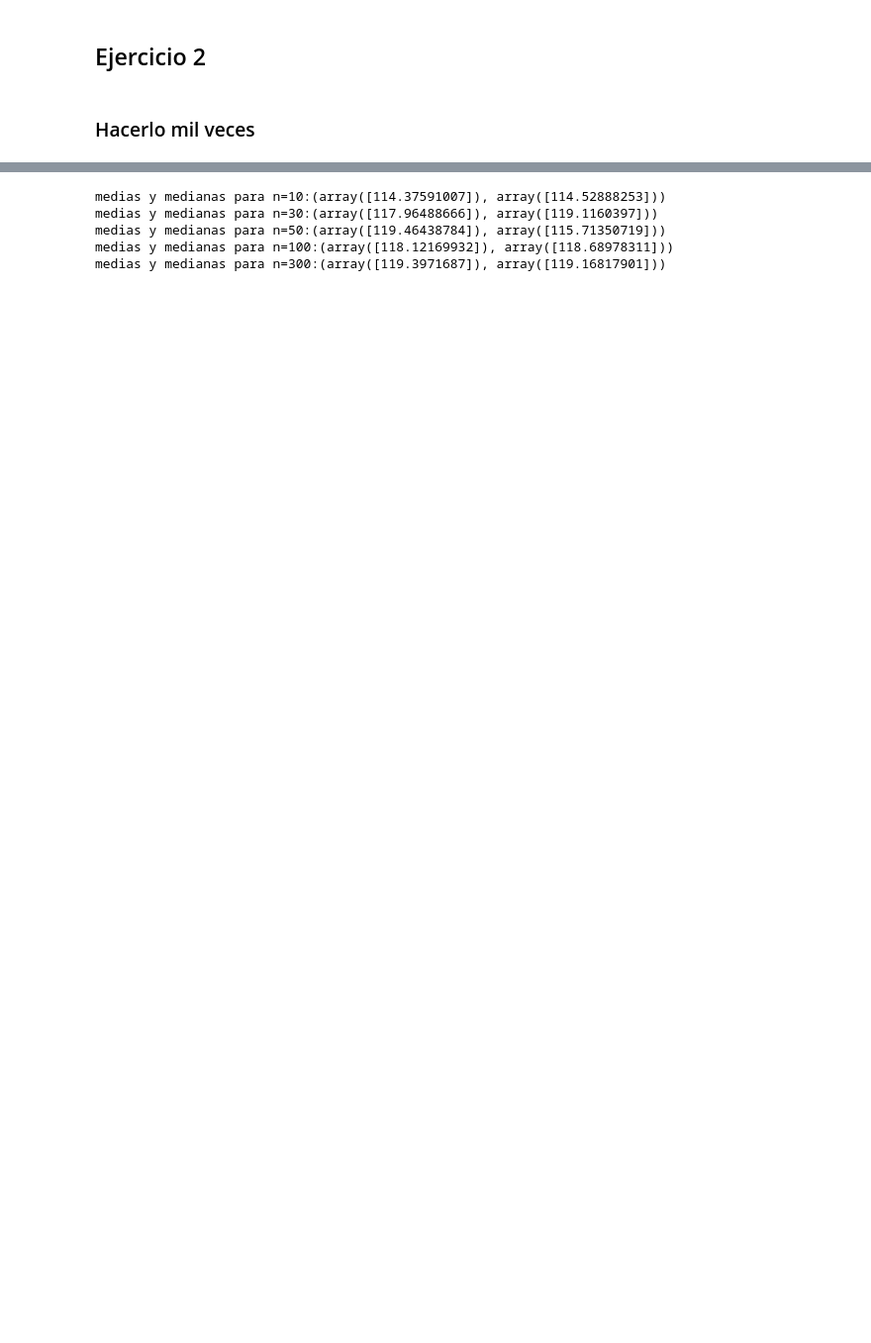
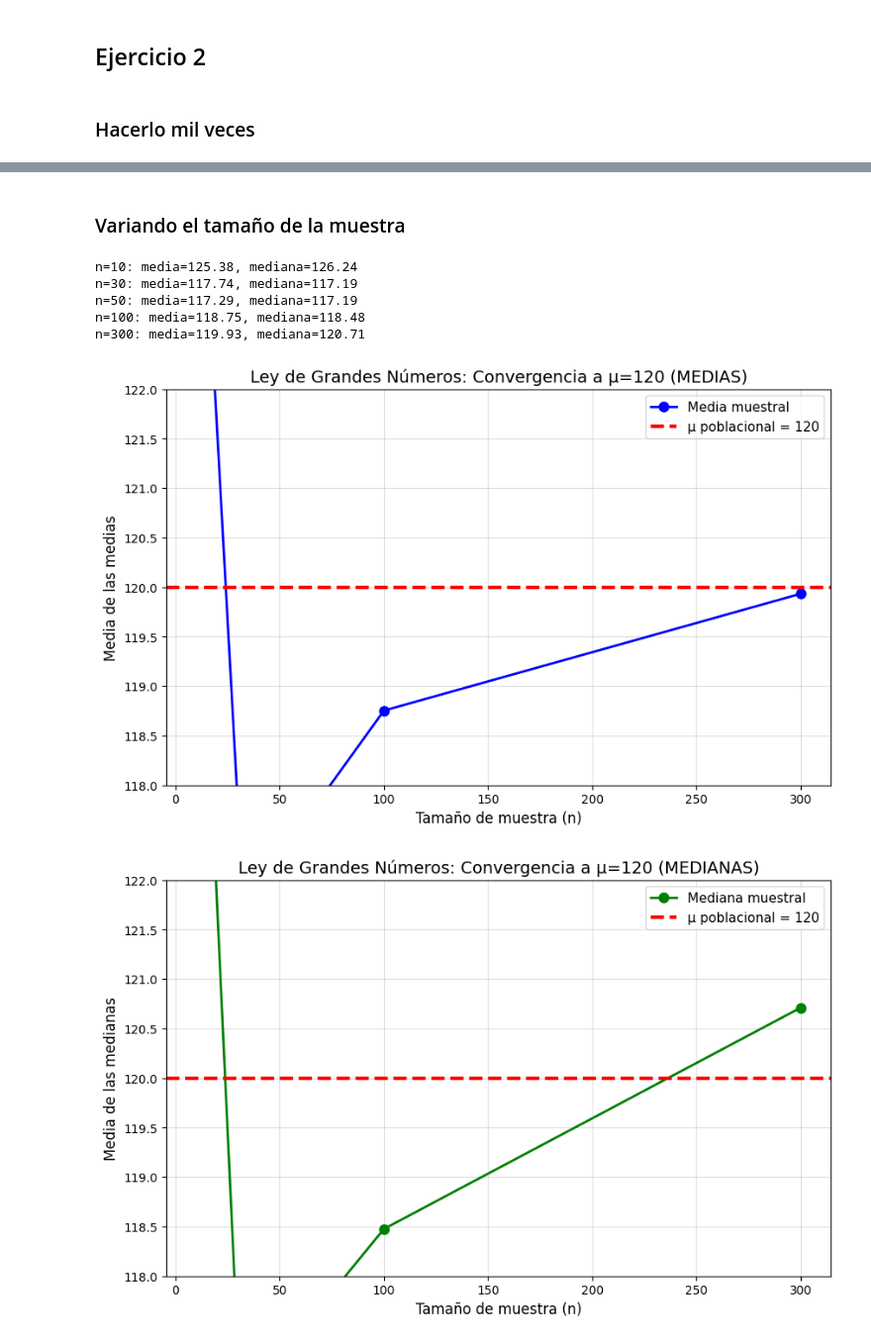
Before and after one commit to mick2332-q/Estadistica-II, a Jupyter notebook: Untitled0.ipynb, the cells around one changed output, grey strips where cells are left out. Shown at 99% size. Saved outputs shown, nothing was run; the diff lists cells and outputs as text; code cells hidden in the pictures; blank space fills up the shorter version.

```diff
--- a/Untitled0.ipynb
+++ b/Untitled0.ipynb
@@ -112,14 +113,62 @@ Varianza de medianas: 4.500085421293206
-# %%
-mu= 120
-sigma =12
-n = [10,30,50,100,300]
-m=1
-for i in n:
-    medias, medianas = varemp(mu,sigma,i,m)
-    print(f"medias y medianas para n={i}:{medias,medianas}")
-# %% [output]
-medias y medianas para n=10:(array([114.37591007]), array([114.52888253]))
-medias y medianas para n=30:(array([117.96488666]), array([119.1160397]))
-medias y medianas para n=50:(array([119.46438784]), array([115.71350719]))
-medias y medianas para n=100:(array([118.12169932]), array([118.68978311]))
-medias y medianas para n=300:(array([119.3971687]), array([119.16817901]))
+# %% [markdown]
+### Variando el tamaño de la muestra
+# %%
+import matplotlib.pyplot as plt
+import numpy as np
+
+mu = 120
+sigma = 12
+n = [10, 30, 50, 100, 300]
+m = 1
+
+
+medias_promedio = []
+medianas_promedio = []
+
+for i in n:
+    medias, medianas = varemp(mu, sigma, i, m)
+    medias_promedio.append(np.mean(medias))
+    medianas_promedio.append(np.mean(medianas))
+    print(f"n={i}: media={np.mean(medias):.2f}, mediana={np.mean(medianas):.2f}")
+
+# ========== GRÁFICA 1: MEDIAS ==========
+plt.figure(figsize=(10, 6))
+
+plt.plot(n, medias_promedio, 'b-o', linewidth=2, markersize=8,
+        label='Media muestral')
+
+plt.axhline(mu, color='red', linewidth=3, linestyle='--',
+            label=f'μ poblacional = {mu}')
+
+plt.xlabel('Tamaño de muestra (n)', fontsize=12)
+plt.ylabel('Media de las medias', fontsize=12)
+plt.title('Ley de Grandes Números: Convergencia a μ=120 (MEDIAS)', fontsize=14)
+plt.legend(fontsize=11)
+plt.grid(True, alpha=0.4)
+plt.ylim([118, 122])
+plt.show()
+
+# ========== GRÁFICA 2: MEDIANAS ==========
+plt.figure(figsize=(10, 6))
+
+plt.plot(n, medianas_promedio, 'g-o', linewidth=2, markersize=8,
+        label='Mediana muestral')
+
+plt.axhline(mu, color='red', linewidth=3, linestyle='--',
+            label=f'μ poblacional = {mu}')
+
+plt.xlabel('Tamaño de muestra (n)', fontsize=12)
+plt.ylabel('Media de las medianas', fontsize=12)
+plt.title('Ley de Grandes Números: Convergencia a μ=120 (MEDIANAS)', fontsize=14)
+plt.legend(fontsize=11)
+plt.grid(True, alpha=0.4)
+plt.ylim([118, 122])
+plt.show()
+# %% [output]
+n=10: media=125.38, mediana=126.24
+n=30: media=117.74, mediana=117.19
+n=50: media=117.29, mediana=117.19
+n=100: media=118.75, mediana=118.48
+n=300: media=119.93, mediana=120.71
+[figure, added]
+[figure, added]
```
Also changed, not shown: parts of 3 cells of this notebook.
